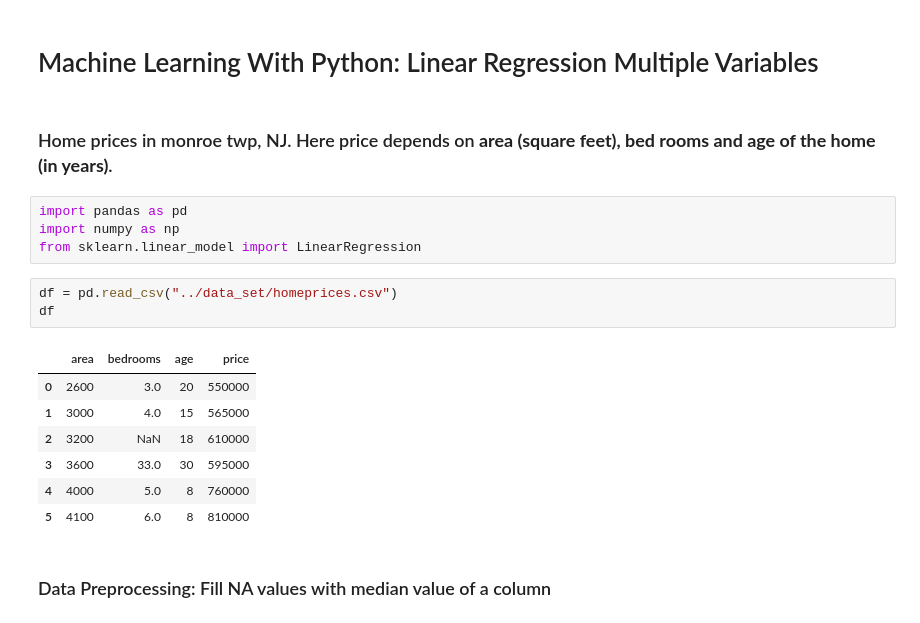
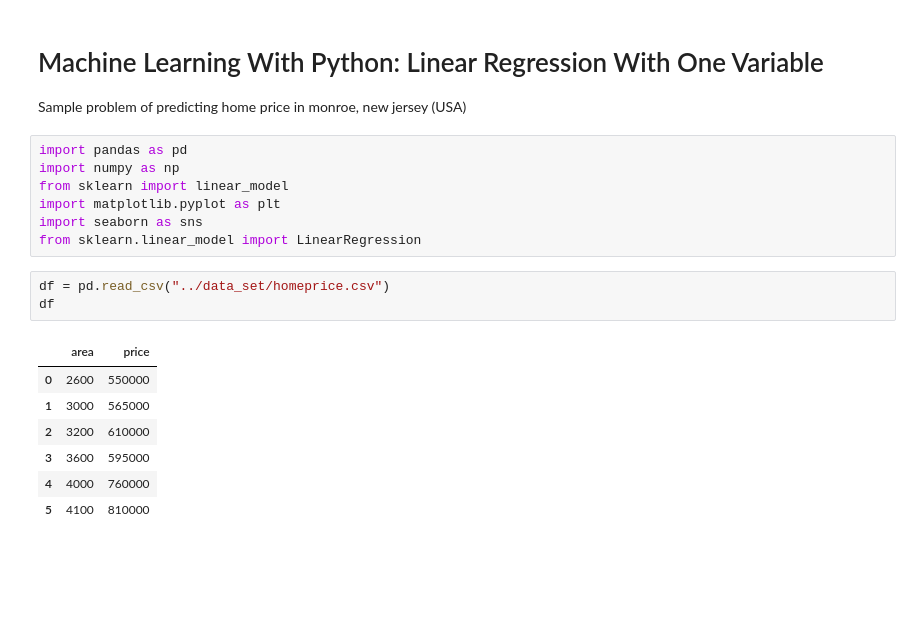
Before and after one commit to t-fahim/ML_from_zero, a Jupyter notebook: 05_Supervised_Learning_Regression/01_linear_regression.ipynb, the cells around one changed output. Drawn from its saved outputs; the diff is of its cells as text; blank space fills up the shorter version.

```diff
--- a/Supervised_Learning_Regression/Linear_regression_multiple_variable.ipynb
+++ b/05_Supervised_Learning_Regression/01_linear_regression.ipynb
@@ -1,21 +1,22 @@
 # %% [markdown]
-# Machine Learning With Python: Linear Regression Multiple Variables
+#  Machine Learning With Python: Linear Regression With One Variable
+
+Sample problem of predicting home price in monroe, new jersey (USA)
-# %% [markdown]
-### Home prices in monroe twp, NJ. Here price depends on **area (square feet), bed rooms and age of the home (in years)**.
 # %%
 import pandas as pd
 import numpy as np
+from sklearn import linear_model
+import matplotlib.pyplot as plt
+import seaborn as sns
 from sklearn.linear_model import LinearRegression
 # %%
-df = pd.read_csv("../data_set/homeprices.csv")
+df = pd.read_csv("../data_set/homeprice.csv")
 df
 # %% [output]
-|  | area | bedrooms | age | price |
-| 0 | 2600 | 3.0 | 20 | 550000 |
-| 1 | 3000 | 4.0 | 15 | 565000 |
-| 2 | 3200 | NaN | 18 | 610000 |
-| 3 | 3600 | 33.0 | 30 | 595000 |
-| 4 | 4000 | 5.0 | 8 | 760000 |
-| 5 | 4100 | 6.0 | 8 | 810000 |
+|  | area | price |
+| 0 | 2600 | 550000 |
+| 1 | 3000 | 565000 |
+| 2 | 3200 | 610000 |
+| 3 | 3600 | 595000 |
+| 4 | 4000 | 760000 |
+| 5 | 4100 | 810000 |
-# %% [markdown]
-### Data Preprocessing: Fill NA values with median value of a column
```
Also changed, not shown: parts of 12 cells of this notebook, 33 other files.
